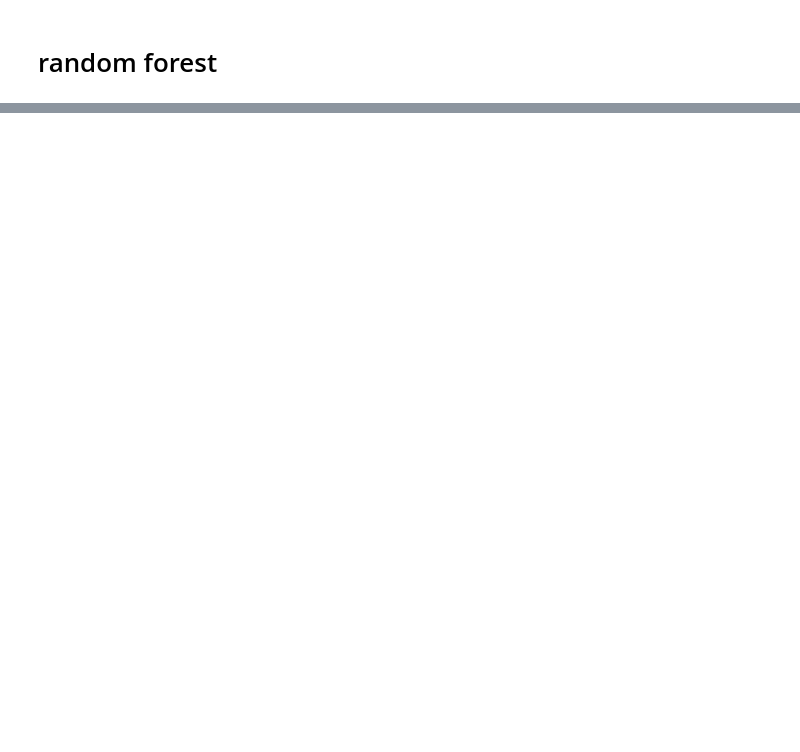
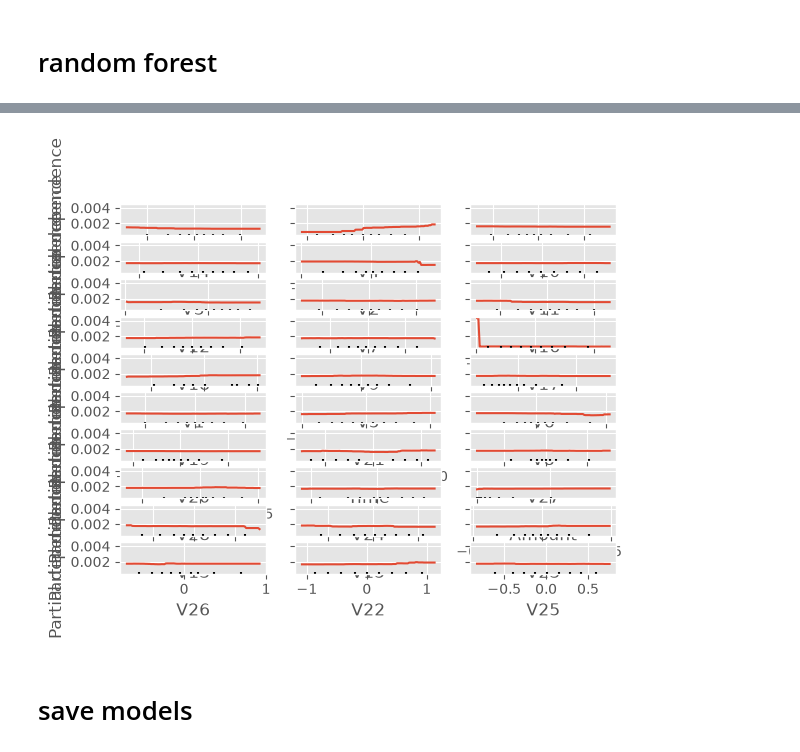
Before and after one commit to MonoJello/fraud-detection, a Jupyter notebook: code/02 models.ipynb, the cells around one changed output, grey strips where cells are left out. Drawn from its saved outputs; the diff is of its cells as text; code cells hidden in the pictures; blank space fills up the shorter version.

```diff
--- a/code/02 models.ipynb
+++ b/code/02 models.ipynb
@@ -642,0 +946,17 @@ best_trials[
+# %%
+from sklearn.inspection import PartialDependenceDisplay
+
+
+
+
+PartialDependenceDisplay.from_estimator(
+    final_model,
+    X,
+    features=walds['var'].tolist()
+)
+
+plt.show()
+# %% [output]
+[figure, added]
+# %% [markdown]
+# save models
```
Also changed, not shown: parts of 31 cells of this notebook.
